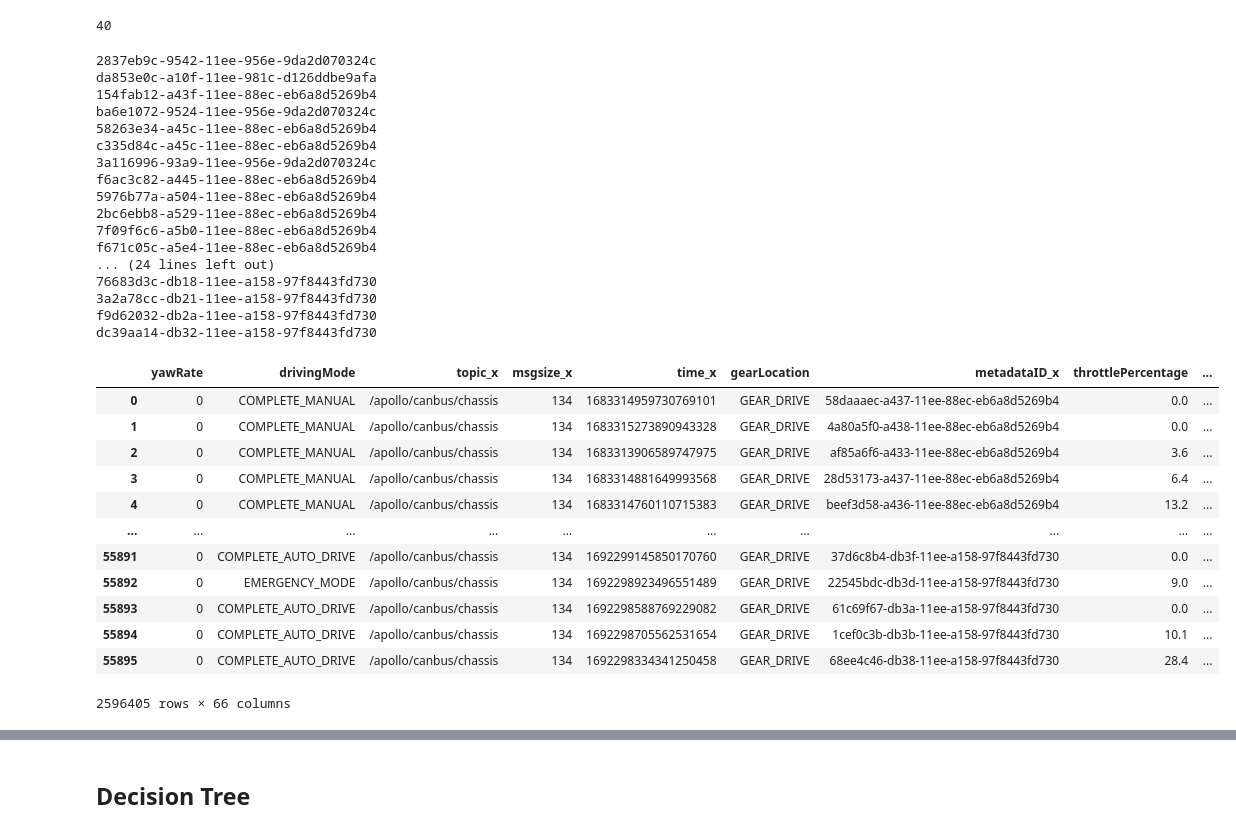
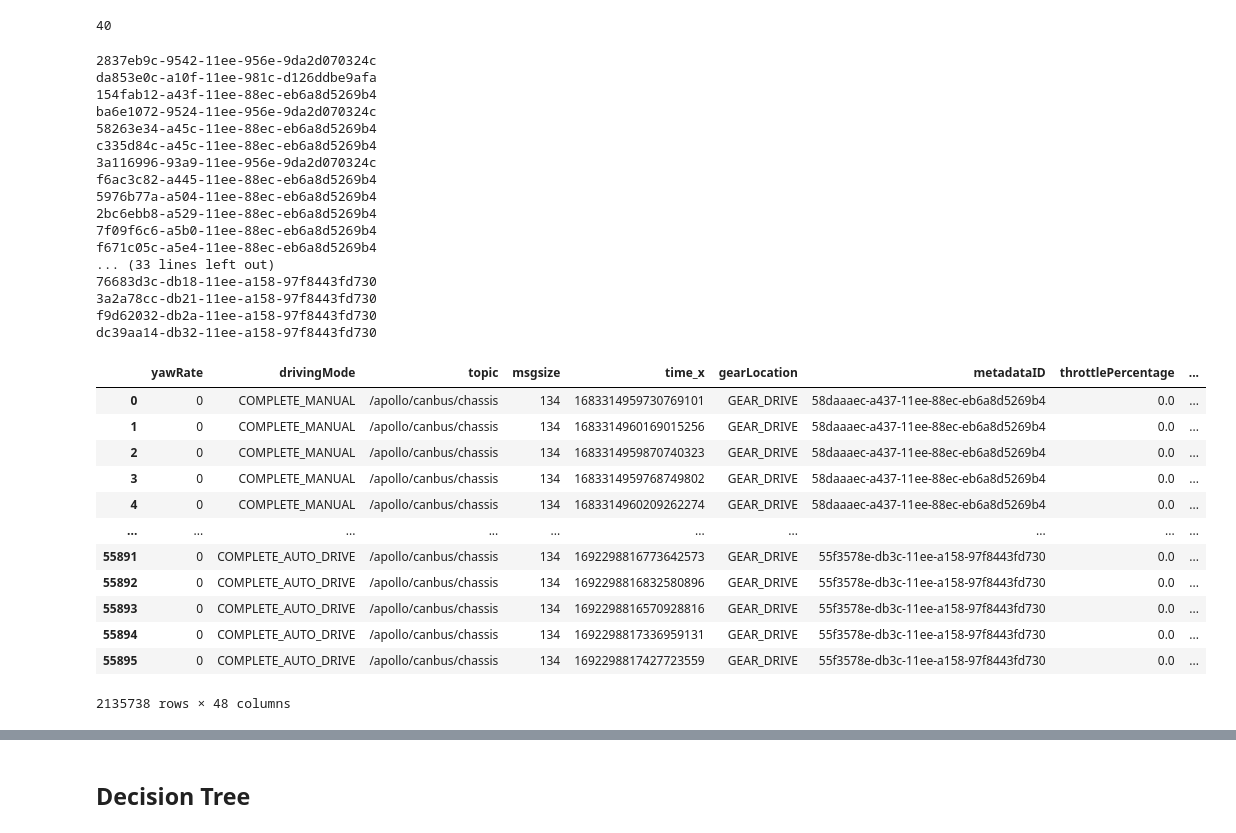
Before and after one commit to vHepp/TDMprivate, a Jupyter notebook: code/ClassificationModels.ipynb, the cells around one changed output, grey strips where cells are left out. Cells and saved outputs as stored; diff of their text form; code cells hidden in the pictures.

```diff
--- a/code/ClassificationModels.ipynb
+++ b/code/ClassificationModels.ipynb
@@ -72,62 +72,57 @@ import os
 blue_df = pd.DataFrame()
 
 for id in blue_id[:route_count]:
     print(id)
 
-    temp_chassis = pd.read_csv(f'./data/Raw_Data/{id}/_apollo_canbus_chassis/{id}_apollo_canbus_chassis.csv')
-    temp_best_pose = pd.read_csv(f'./data/Raw_Data/{id}/_apollo_sensor_gnss_best_pose/{id}_apollo_sensor_gnss_best_pose.csv')
+    try:
 
+        temp_chassis = pd.read_csv(f'./data/chassis/{id}.csv')
+        temp_best_pose = pd.read_csv(f'./data/best_pose/{id}.csv')
 
-    #if f'{id}' in os.listdir('./data/Raw_Data'):
-    #    ids.append(id)
+        routines.BinaryDrivingMode(temp_chassis)
+        routines.TernaryDrivingModeTransition(temp_chassis)
+        routines.LatLonTotalStdDev(temp_best_pose)
 
+        routines.ChassisBestPoseMatchedTime(temp_chassis, temp_best_pose)
 
-    #if f'{id}' in os.listdir('./data/Raw_Data'):
-    #    ids.append(id)
+        temp_final = pd.merge(temp_chassis, temp_best_pose, on='ChassisBestPoseMatchedTime')
 
-    #temp_chassis['BinaryDrivingMode'] = np.where(temp_chassis['drivingMode'] == "COMPLETE_AUTO_DRIVE", 1, 0)
-    routines.BinaryDrivingMode(temp_chassis)
-    routines.TernaryDrivingModeTransition(temp_chassis)
-    routines.LatLonTotalStdDev(temp_best_pose)
+        blue_df = pd.concat([blue_df, temp_final])
 
-
-    routines.ChassisBestPoseMatchedTime(temp_chassis, temp_best_pose)
-
-    temp_final = pd.merge(temp_chassis,temp_best_pose,on='ChassisBestPoseMatchedTime')
-
-    blue_df= pd.concat([blue_df,temp_final])
+    except Exception as e:
+        print(e)
 
 blue_df
 # %% [output]
 2837eb9c-9542-11ee-956e-9da2d070324c
 da853e0c-a10f-11ee-981c-d126ddbe9afa
 154fab12-a43f-11ee-88ec-eb6a8d5269b4
 ba6e1072-9524-11ee-956e-9da2d070324c
 58263e34-a45c-11ee-88ec-eb6a8d5269b4
 c335d84c-a45c-11ee-88ec-eb6a8d5269b4
 3a116996-93a9-11ee-956e-9da2d070324c
 f6ac3c82-a445-11ee-88ec-eb6a8d5269b4
 5976b77a-a504-11ee-88ec-eb6a8d5269b4
 2bc6ebb8-a529-11ee-88ec-eb6a8d5269b4
 7f09f6c6-a5b0-11ee-88ec-eb6a8d5269b4
 f671c05c-a5e4-11ee-88ec-eb6a8d5269b4
-... (24 lines left out)
+... (33 lines left out)
 76683d3c-db18-11ee-a158-97f8443fd730
 3a2a78cc-db21-11ee-a158-97f8443fd730
 f9d62032-db2a-11ee-a158-97f8443fd730
 dc39aa14-db32-11ee-a158-97f8443fd730
-|  | yawRate | drivingMode | topic_x | msgsize_x | time_x | gearLocation | metadataID_x | throttlePercentage | ... |
+|  | yawRate | drivingMode | topic | msgsize | time_x | gearLocation | metadataID | throttlePercentage | ... |
 | 0 | 0 | COMPLETE_MANUAL | /apollo/canbus/chassis | 134 | 1683314959730769101 | GEAR_DRIVE | 58daaaec-a437-11ee-88ec-eb6a8d5269b4 | 0.0 | ... |
-| 1 | 0 | COMPLETE_MANUAL | /apollo/canbus/chassis | 134 | 1683315273890943328 | GEAR_DRIVE | 4a80a5f0-a438-11ee-88ec-eb6a8d5269b4 | 0.0 | ... |
-| 2 | 0 | COMPLETE_MANUAL | /apollo/canbus/chassis | 134 | 1683313906589747975 | GEAR_DRIVE | af85a6f6-a433-11ee-88ec-eb6a8d5269b4 | 3.6 | ... |
-| 3 | 0 | COMPLETE_MANUAL | /apollo/canbus/chassis | 134 | 1683314881649993568 | GEAR_DRIVE | 28d53173-a437-11ee-88ec-eb6a8d5269b4 | 6.4 | ... |
-| 4 | 0 | COMPLETE_MANUAL | /apollo/canbus/chassis | 134 | 1683314760110715383 | GEAR_DRIVE | beef3d58-a436-11ee-88ec-eb6a8d5269b4 | 13.2 | ... |
+| 1 | 0 | COMPLETE_MANUAL | /apollo/canbus/chassis | 134 | 1683314960169015256 | GEAR_DRIVE | 58daaaec-a437-11ee-88ec-eb6a8d5269b4 | 0.0 | ... |
+| 2 | 0 | COMPLETE_MANUAL | /apollo/canbus/chassis | 134 | 1683314959870740323 | GEAR_DRIVE | 58daaaec-a437-11ee-88ec-eb6a8d5269b4 | 0.0 | ... |
+| 3 | 0 | COMPLETE_MANUAL | /apollo/canbus/chassis | 134 | 1683314959768749802 | GEAR_DRIVE | 58daaaec-a437-11ee-88ec-eb6a8d5269b4 | 0.0 | ... |
+| 4 | 0 | COMPLETE_MANUAL | /apollo/canbus/chassis | 134 | 1683314960209262274 | GEAR_DRIVE | 58daaaec-a437-11ee-88ec-eb6a8d5269b4 | 0.0 | ... |
 | ... | ... | ... | ... | ... | ... | ... | ... | ... | ... |
-| 55891 | 0 | COMPLETE_AUTO_DRIVE | /apollo/canbus/chassis | 134 | 1692299145850170760 | GEAR_DRIVE | 37d6c8b4-db3f-11ee-a158-97f8443fd730 | 0.0 | ... |
-| 55892 | 0 | EMERGENCY_MODE | /apollo/canbus/chassis | 134 | 1692298923496551489 | GEAR_DRIVE | 22545bdc-db3d-11ee-a158-97f8443fd730 | 9.0 | ... |
-| 55893 | 0 | COMPLETE_AUTO_DRIVE | /apollo/canbus/chassis | 134 | 1692298588769229082 | GEAR_DRIVE | 61c69f67-db3a-11ee-a158-97f8443fd730 | 0.0 | ... |
-| 55894 | 0 | COMPLETE_AUTO_DRIVE | /apollo/canbus/chassis | 134 | 1692298705562531654 | GEAR_DRIVE | 1cef0c3b-db3b-11ee-a158-97f8443fd730 | 10.1 | ... |
-| 55895 | 0 | COMPLETE_AUTO_DRIVE | /apollo/canbus/chassis | 134 | 1692298334341250458 | GEAR_DRIVE | 68ee4c46-db38-11ee-a158-97f8443fd730 | 28.4 | ... |
+| 55891 | 0 | COMPLETE_AUTO_DRIVE | /apollo/canbus/chassis | 134 | 1692298816773642573 | GEAR_DRIVE | 55f3578e-db3c-11ee-a158-97f8443fd730 | 0.0 | ... |
+| 55892 | 0 | COMPLETE_AUTO_DRIVE | /apollo/canbus/chassis | 134 | 1692298816832580896 | GEAR_DRIVE | 55f3578e-db3c-11ee-a158-97f8443fd730 | 0.0 | ... |
+| 55893 | 0 | COMPLETE_AUTO_DRIVE | /apollo/canbus/chassis | 134 | 1692298816570928816 | GEAR_DRIVE | 55f3578e-db3c-11ee-a158-97f8443fd730 | 0.0 | ... |
+| 55894 | 0 | COMPLETE_AUTO_DRIVE | /apollo/canbus/chassis | 134 | 1692298817336959131 | GEAR_DRIVE | 55f3578e-db3c-11ee-a158-97f8443fd730 | 0.0 | ... |
+| 55895 | 0 | COMPLETE_AUTO_DRIVE | /apollo/canbus/chassis | 134 | 1692298817427723559 | GEAR_DRIVE | 55f3578e-db3c-11ee-a158-97f8443fd730 | 0.0 | ... |
-2596405 rows × 66 columns
+2135738 rows × 48 columns
 # %%
 cols_1 = [
```
Also changed, not shown: parts of 16 cells of this notebook.
